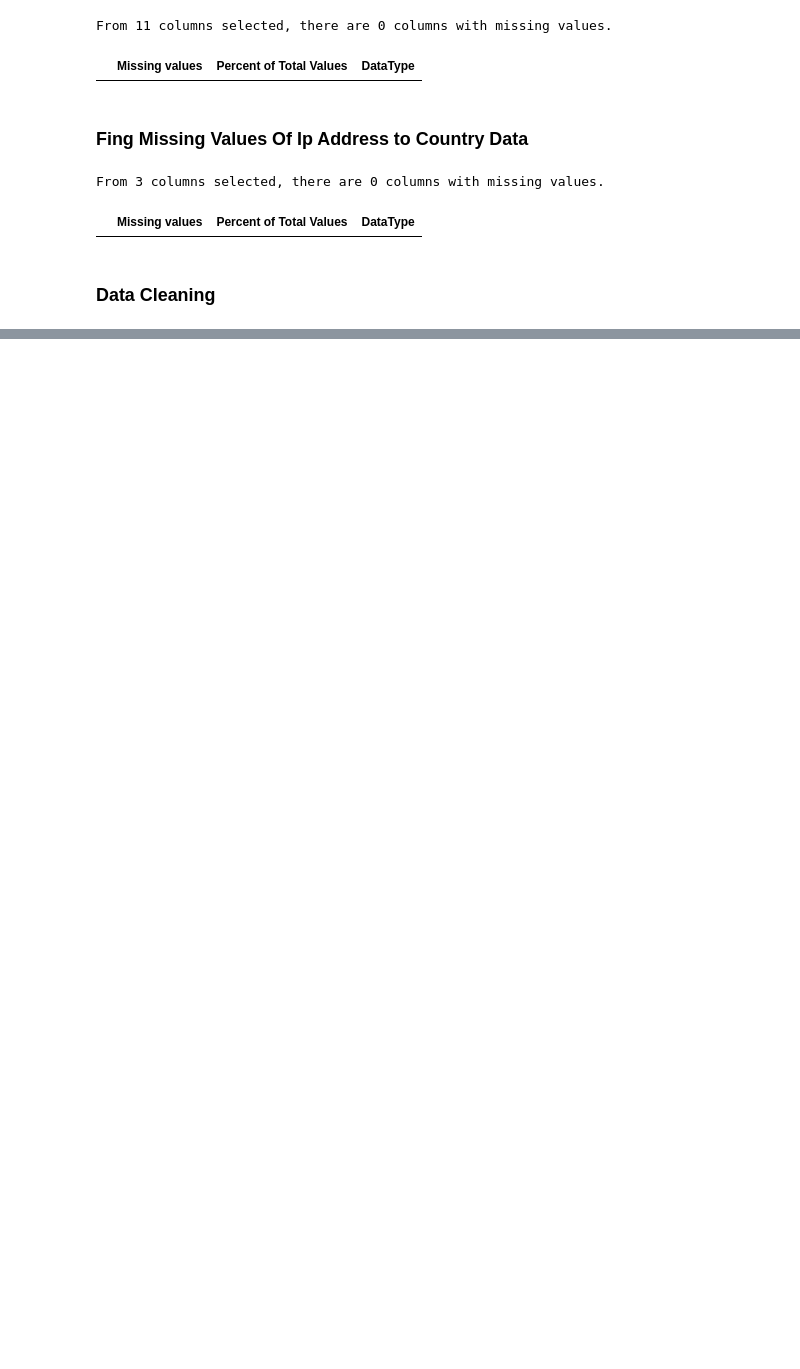
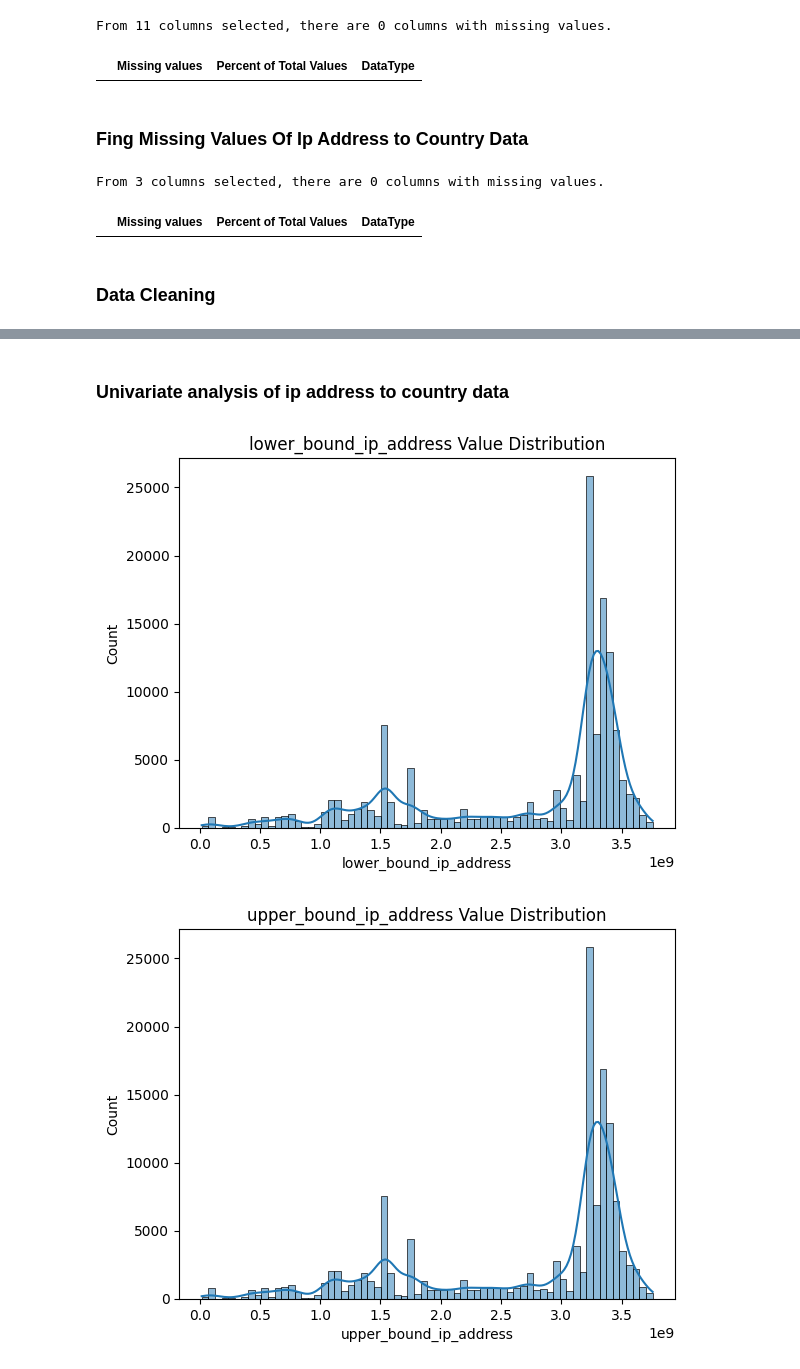
Before and after one commit to hanaDemma/fraud-detection-for-e-commerce-and-bank-transactions, a Jupyter notebook: notebooks/Eda.ipynb, the cells around one changed output, grey strips where cells are left out. Saved outputs shown, nothing was run; the diff lists cells and outputs as text; code cells hidden in the pictures; blank space fills up the shorter version.

```diff
--- a/notebooks/Eda.ipynb
+++ b/notebooks/Eda.ipynb
@@ -133,0 +168,9 @@ ip_address_country['lower_bound_ip_address'] = ip_address_country['lower_bound_i
+# %% [markdown]
+### Univariate analysis of ip address to country data
+# %%
+### Univariate analysis of ip address to country data
+ip_address_country_columns = ['lower_bound_ip_address','upper_bound_ip_address']
+univariate_analysis(ip_address_country,ip_address_country_columns)
+# %% [output]
+[figure, added]
+[figure, added]
```
Also changed, not shown: parts of 7 cells of this notebook.
